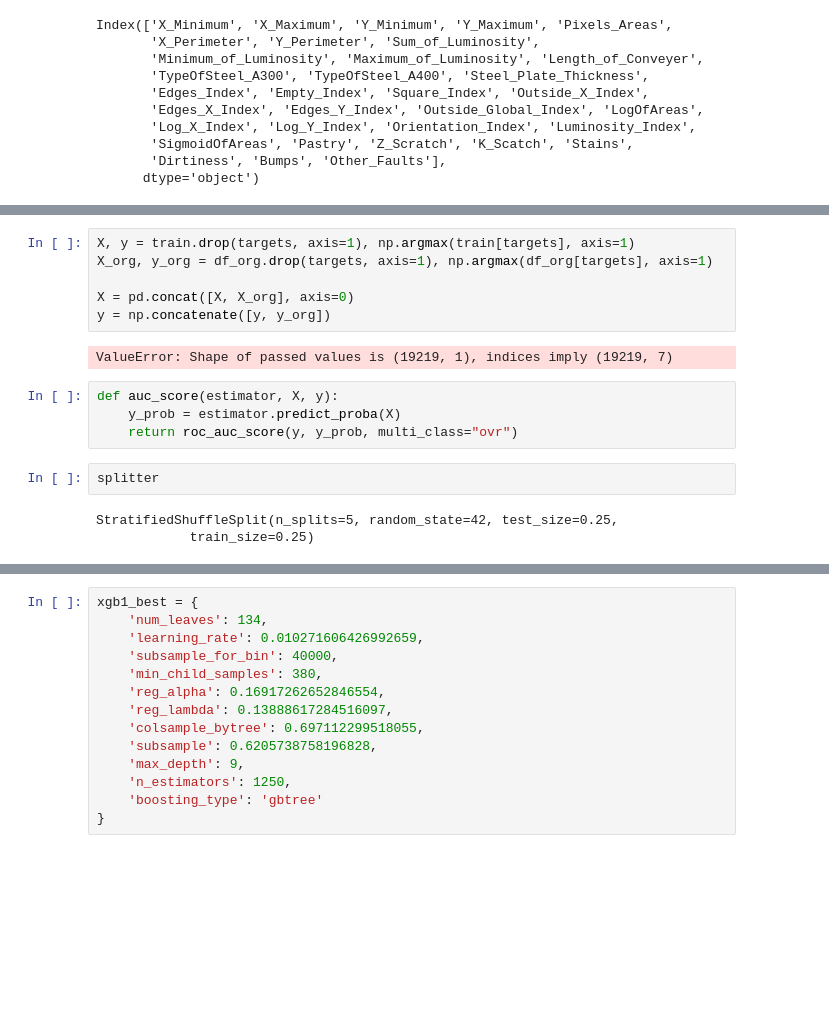
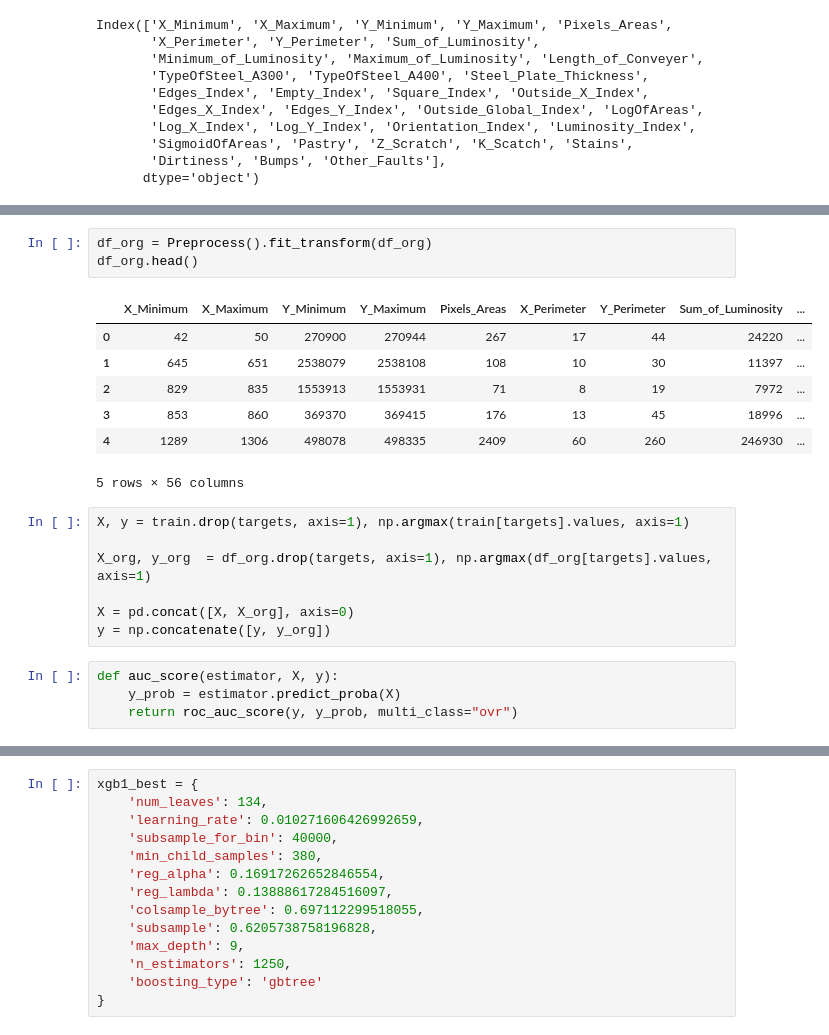
Before and after one commit to RuiFSP/Kaggle, a Jupyter notebook: Playground_Series_S4/3-Steel_Plate_Defect_Prediction/steel_plate_defect_prediction_baseline.ipynb, the cells around one changed output, grey strips where cells are left out. Cells and saved outputs as stored; diff of their text form; blank space fills up the shorter version.

```diff
--- a/Playground_Series_S4/3-Steel_Plate_Defect_Prediction/steel_plate_defect_prediction_baseline.ipynb
+++ b/Playground_Series_S4/3-Steel_Plate_Defect_Prediction/steel_plate_defect_prediction_baseline.ipynb
@@ -208,18 +161,23 @@ y
+# %%
+df_org = Preprocess().fit_transform(df_org)
+df_org.head()
+# %% [output]
+|  | X_Minimum | X_Maximum | Y_Minimum | Y_Maximum | Pixels_Areas | X_Perimeter | Y_Perimeter | Sum_of_Luminosity | ... |
+| 0 | 42 | 50 | 270900 | 270944 | 267 | 17 | 44 | 24220 | ... |
+| 1 | 645 | 651 | 2538079 | 2538108 | 108 | 10 | 30 | 11397 | ... |
+| 2 | 829 | 835 | 1553913 | 1553931 | 71 | 8 | 19 | 7972 | ... |
+| 3 | 853 | 860 | 369370 | 369415 | 176 | 13 | 45 | 18996 | ... |
+| 4 | 1289 | 1306 | 498078 | 498335 | 2409 | 60 | 260 | 246930 | ... |
+5 rows × 56 columns
 # %%
-X, y = train.drop(targets, axis=1), np.argmax(train[targets], axis=1)
-X_org, y_org = df_org.drop(targets, axis=1), np.argmax(df_org[targets], axis=1)
+X, y = train.drop(targets, axis=1), np.argmax(train[targets].values, axis=1)
+
+X_org, y_org  = df_org.drop(targets, axis=1), np.argmax(df_org[targets].values, axis=1)
 
 X = pd.concat([X, X_org], axis=0)
 y = np.concatenate([y, y_org])
-# %% [output]
-ValueError: Shape of passed values is (19219, 1), indices imply (19219, 7)
 # %%
 def auc_score(estimator, X, y):
     y_prob = estimator.predict_proba(X)
     return roc_auc_score(y, y_prob, multi_class="ovr")
-# %%
-splitter
-# %% [output]
-StratifiedShuffleSplit(n_splits=5, random_state=42, test_size=0.25,
-            train_size=0.25)
 # %%
```
Also changed, not shown: parts of 16 cells of this notebook.
